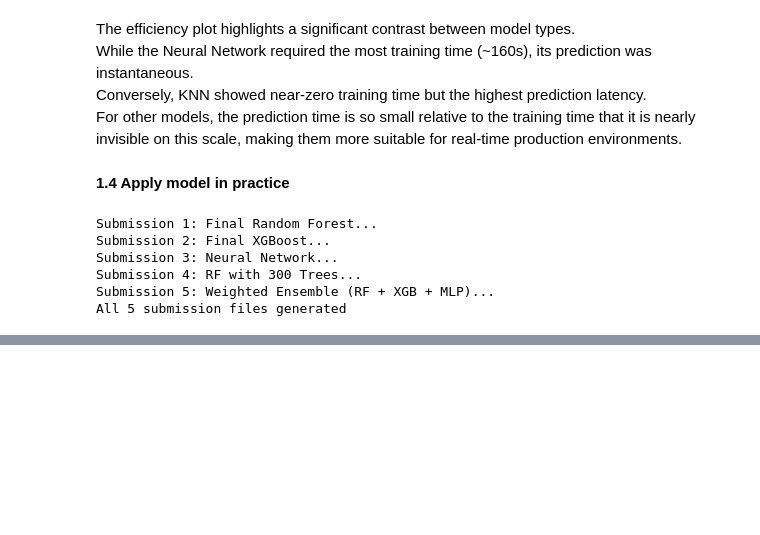
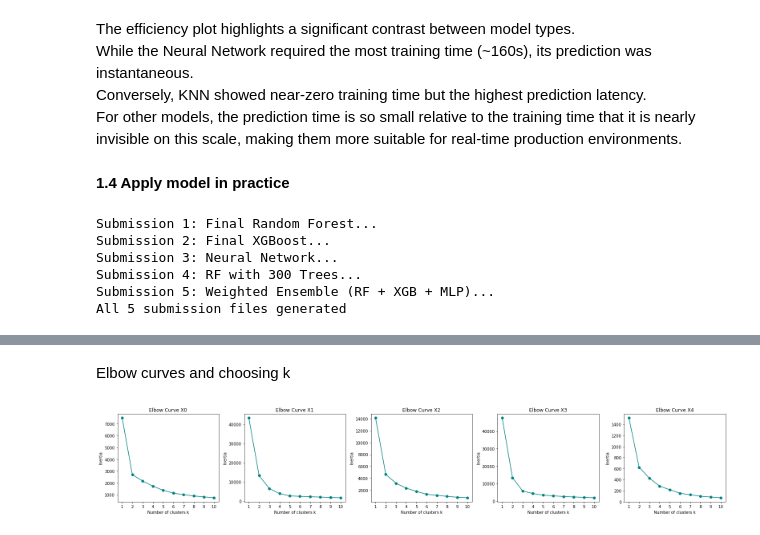
Before and after one commit to edwall201/Machine-Learning-26-Spring, a Jupyter notebook: assign5/assign5.ipynb, the cells around one changed output, grey strips where cells are left out. Saved outputs shown, nothing was run; the diff lists cells and outputs as text; code cells hidden in the pictures; blank space fills up the shorter version.

```diff
--- a/assign5/assign5.ipynb
+++ b/assign5/assign5.ipynb
@@ -385,0 +455,26 @@ create_submission(rf_500_probs, 'rf500.csv')
+# %% [markdown]
+Elbow curves and choosing k
+# %%
+from sklearn.cluster import KMeans
+import warnings
+warnings.filterwarnings('ignore', category=UserWarning, module='sklearn')
+
+fig, axes = plt.subplots(1, 5, figsize=(22, 4))
+for i, data in enumerate(X):
+    inertias = []
+    ks = range(1, 11)
+    for k in ks:
+        kmeans = KMeans(n_clusters=k, random_state=42, n_init=10)
+        kmeans.fit(data)
+        inertias.append(kmeans.inertia_)
+
+    axes[i].plot(ks, inertias, '-o', color='teal')
+    axes[i].set_title(f'Elbow Curve X{i}')
+    axes[i].set_xlabel('Number of clusters k')
+    axes[i].set_ylabel('Inertia')
+    axes[i].set_xticks(ks)
+
+plt.tight_layout()
+plt.show()
+# %% [output]
+[figure, added]
```
Also changed, not shown: parts of 13 cells of this notebook.
